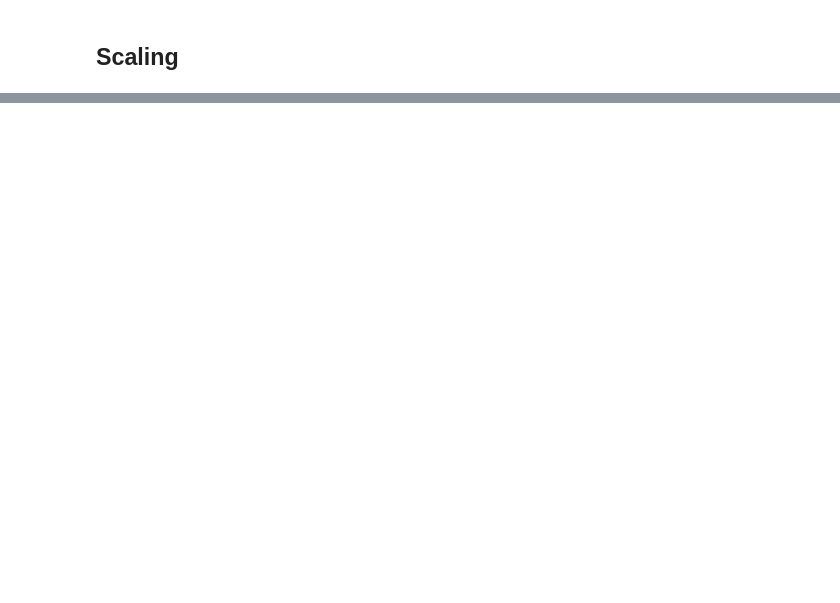
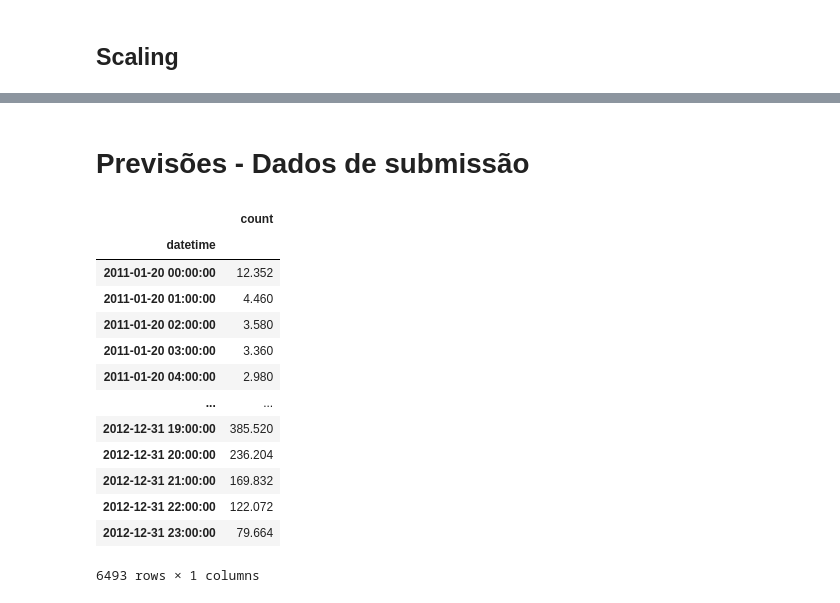
Before and after one commit to Felipe0899/FEA.dev, a Jupyter notebook: IA/Competitions/bike_sharing_demand/code.ipynb, the cells around one changed output, grey strips where cells are left out. Saved outputs shown, nothing was run; the diff lists cells and outputs as text; code cells hidden in the pictures; blank space fills up the shorter version.

```diff
--- a/IA/Competitions/bike_sharing_demand/code.ipynb
+++ b/IA/Competitions/bike_sharing_demand/code.ipynb
@@ -323,0 +211,19 @@ RMSE teste: 66.67531398138344
+# %%
+submission_set = pd.read_csv('test.csv')
+submission_set['datetime'] = pd.to_datetime(submission_set['datetime'])
+
+#submission_set = submission_set[submission_set['weather'] != 4]
+
+# Provavelmente temos alguma sazonalidade de mes e hora
+submission_set['year'] = submission_set['datetime'].dt.year
+submission_set['month'] = submission_set['datetime'].dt.month
+submission_set['hour'] = submission_set['datetime'].dt.hour
+submission_set['weekday'] = submission_set['datetime'].dt.dayofweek
+
+submission_set = pd.get_dummies(submission_set, columns=['season', 'weather', 'weekday'], drop_first=True)
+submission_set['year'] = submission_set['year'].replace({2011:0, 2012:1})
+submission_set = submission_set.rename(columns={'season_2': 'summer', 'season_3': 'fall', 'season_4': 'winter'})
+submission_set = submission_set.set_index('datetime').drop(columns=['atemp'])
+
+submission_set_scaled = min_max_scaler.transform(submission_set)
+submission_set_scaled
@@ -323,0 +244,24 @@ RMSE teste: 66.67531398138344
+# %% [markdown]
+# Previsões - Dados de submissão
+# %%
+sample_sub = pd.read_csv('sampleSubmission.csv')
+# Faz as previsões no dataset de submissao
+previsoes_submissao = random_forest_model.predict(submission_set_scaled)
+sample_sub['count'] = previsoes_submissao
+sample_sub.set_index('datetime', inplace=True)
+sample_sub
+# %% [output]
+|  | count |
+| datetime |  |
+| 2011-01-20 00:00:00 | 12.352 |
+| 2011-01-20 01:00:00 | 4.460 |
+| 2011-01-20 02:00:00 | 3.580 |
+| 2011-01-20 03:00:00 | 3.360 |
+| 2011-01-20 04:00:00 | 2.980 |
+| ... | ... |
+| 2012-12-31 19:00:00 | 385.520 |
+| 2012-12-31 20:00:00 | 236.204 |
+| 2012-12-31 21:00:00 | 169.832 |
+| 2012-12-31 22:00:00 | 122.072 |
+| 2012-12-31 23:00:00 | 79.664 |
+6493 rows × 1 columns
```
Also changed, not shown: parts of 11 cells of this notebook, 1 other file.
